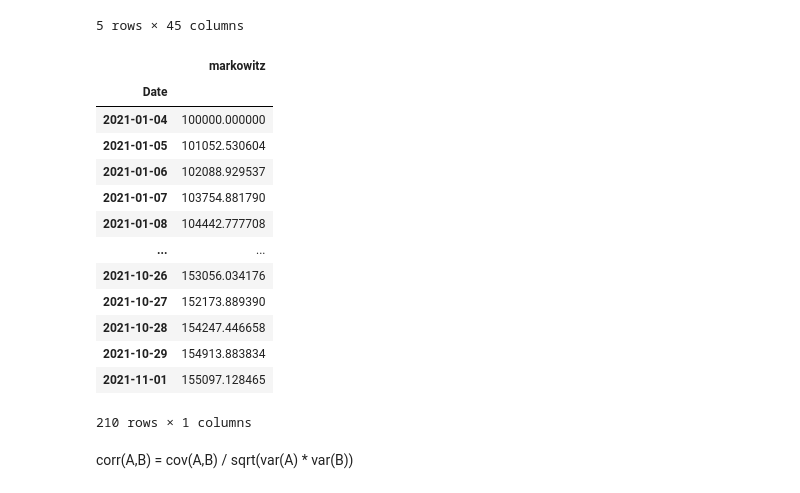
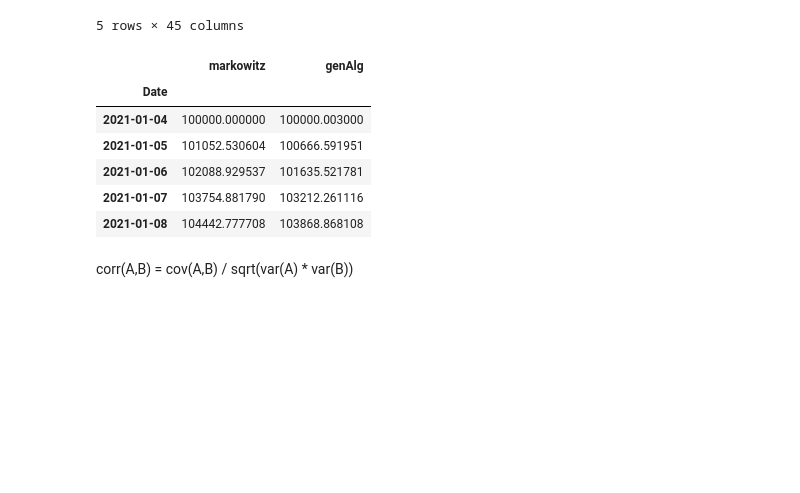
Before and after one commit to TheKompot/FinMatproject, a Jupyter notebook: benchmark.ipynb, the cells around one changed output. Cells and saved outputs as stored; diff of their text form; code cells hidden in the pictures; blank space fills up the shorter version.

```diff
--- a/benchmark.ipynb
+++ b/benchmark.ipynb
@@ -66,7 +66,14 @@ markowitz = np.array([0.06136557, 0.02856094, 0.01      , 0.01      , 0.01
        0.01      , 0.09972161, 0.01      , 0.01      , 0.01      ,
        0.01      , 0.01      , 0.01      , 0.01      , 0.01      ,
        0.01      , 0.01      , 0.01      , 0.01      , 0.01      ])
-geneticAlg = None
+geneticAlg = np.array([0.01645208, 0.0322002,  0.01365159,0.08322032, 0.03114179, 0.02503631,
+ 0.02852424, 0.03133215, 0.00896659, 0.02004556, 0.01606103, 0.01750719,
+ 0.00217907, 0.01416346, 0.12899603, 0.01344529, 0.00154887, 0.02063509,
+ 0.01917004, 0.0287973,  0.01228395, 0.00902642, 0.01862372, 0.00800605,
+ 0.01203194, 0.03146646, 0.02361481, 0.00148632, 0.10470478, 0.01947316,
+ 0.00611707, 0.0183105,  0.02571685, 0.00999524, 0.00030258, 0.00796955,
+ 0.02272337, 0.00152548, 0.01253436, 0.00851215, 0.00813952, 0.00551268,
+ 0.02363687, 0.03742157, 0.01779043])
 # %%
 stocks = pd.read_csv('data/sap100_data_08112021.csv',index_col=0,parse_dates=True).loc[:,wanted_stocks]
 stocks = stocks/stocks.shift(1)
@@ -81,31 +88,33 @@ stocks.head()
 | 2021-01-08 | 1.011168 | 1.015976 | 1.013239 | 1.006093 | 0.993738 | 1.003648 | 1.000000 | 0.993377 | 0.989957 | 0.994617 | ... | ... |
 5 rows × 45 columns
 # %%
-balance = pd.Series(markowitz * 100000,index = stocks.columns)
-portfolio1 = pd.DataFrame(balance)
+balance1 = pd.Series(markowitz * 100000,index = stocks.columns)
+balance2 = pd.Series(geneticAlg*100000,index=stocks.columns)
+portfolio1 = pd.DataFrame(balance1)
+portfolio2 = pd.DataFrame(balance2)
 for index,row in stocks.iloc[1:,:].iterrows():
-    new_balance = row * balance
-    portfolio1 = pd.concat([portfolio1,new_balance],axis=1)
-    balance = new_balance
+    new_balance1 = row * balance1
+    new_balance2 = row * balance2
+    portfolio1 = pd.concat([portfolio1,new_balance1],axis=1)
+    portfolio2 = pd.concat([portfolio2,new_balance2],axis=1)
+    balance1 = new_balance1
+    balance2 = new_balance2
 portfolio1.columns = stocks.index
+portfolio2.columns = stocks.index
 portfolio1 = portfolio1.T
+portfolio2 = portfolio2.T
 portfolio1 = pd.DataFrame(portfolio1.sum(axis=1)).rename(columns={0:'markowitz'})
-portfolio1
+portfolio2 = pd.DataFrame(portfolio2.sum(axis=1)).rename(columns={0:'genAlg'})
+portfolios = pd.concat([portfolio1,portfolio2],axis=1)
+portfolios.head()
 # %% [output]
-|  | markowitz |
-| Date |  |
-| 2021-01-04 | 100000.000000 |
-| 2021-01-05 | 101052.530604 |
-| 2021-01-06 | 102088.929537 |
-| 2021-01-07 | 103754.881790 |
-| 2021-01-08 | 104442.777708 |
-| ... | ... |
-| 2021-10-26 | 153056.034176 |
-| 2021-10-27 | 152173.889390 |
-| 2021-10-28 | 154247.446658 |
-| 2021-10-29 | 154913.883834 |
-| 2021-11-01 | 155097.128465 |
+|  | markowitz | genAlg |
+| Date |  |  |
+| 2021-01-04 | 100000.000000 | 100000.003000 |
+| 2021-01-05 | 101052.530604 | 100666.591951 |
+| 2021-01-06 | 102088.929537 | 101635.521781 |
+| 2021-01-07 | 103754.881790 | 103212.261116 |
+| 2021-01-08 | 104442.777708 | 103868.868108 |
-210 rows × 1 columns
 # %% [markdown]
 corr(A,B) = cov(A,B) / sqrt(var(A) * var(B))
 # %%
```
Also changed, not shown: parts of 1 cell of this notebook, 2 other files.
